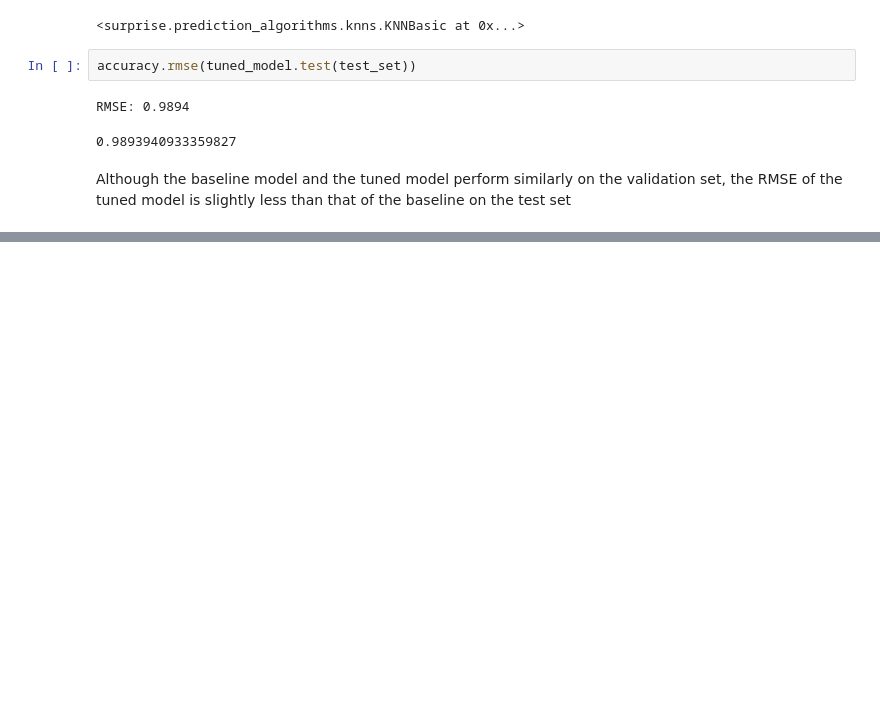
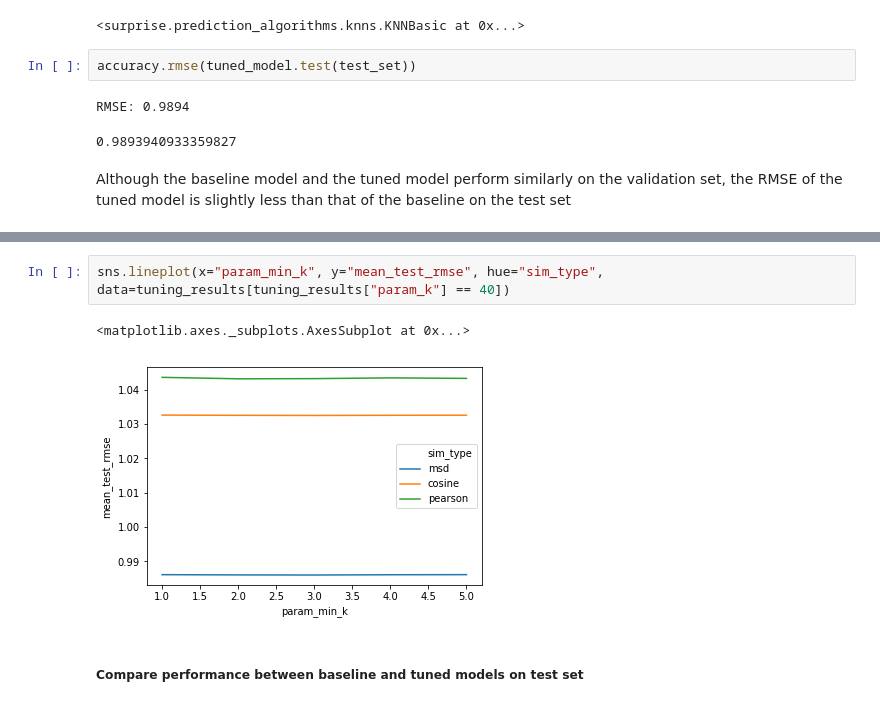
Before and after one commit to cp421-group15/Movie-Recommender-System, a Jupyter notebook: KNN Tuning.ipynb, the cells around one changed output, grey strips where cells are left out. Drawn from its saved outputs; the diff is of its cells as text; blank space fills up the shorter version.

```diff
--- a/KNN Tuning.ipynb
+++ b/KNN Tuning.ipynb
@@ -117,0 +180,7 @@ Although the baseline model and the tuned model perform similarly on the validat
+# %%
+sns.lineplot(x="param_min_k", y="mean_test_rmse", hue="sim_type", data=tuning_results[tuning_results["param_k"] == 40])
+# %% [output]
+<matplotlib.axes._subplots.AxesSubplot at 0x...>
+[figure, added]
+# %% [markdown]
+##### Compare performance between baseline and tuned models on test set
```
Also changed, not shown: parts of 15 cells of this notebook, 2 other files.
